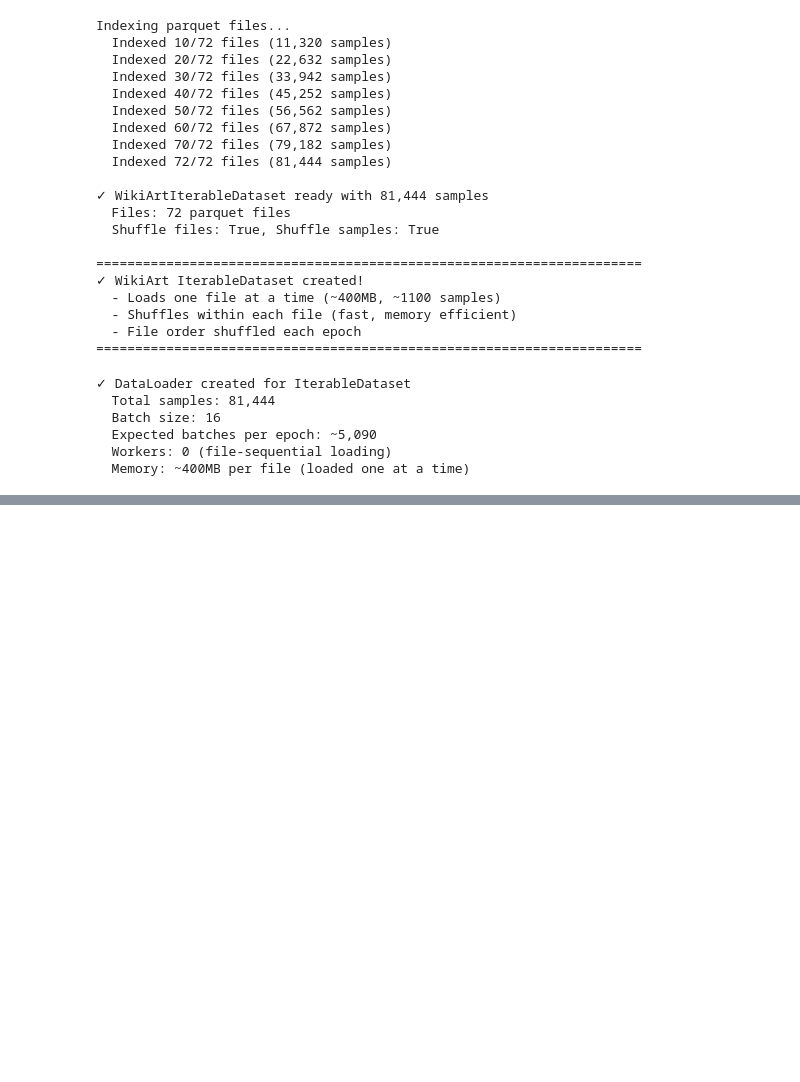
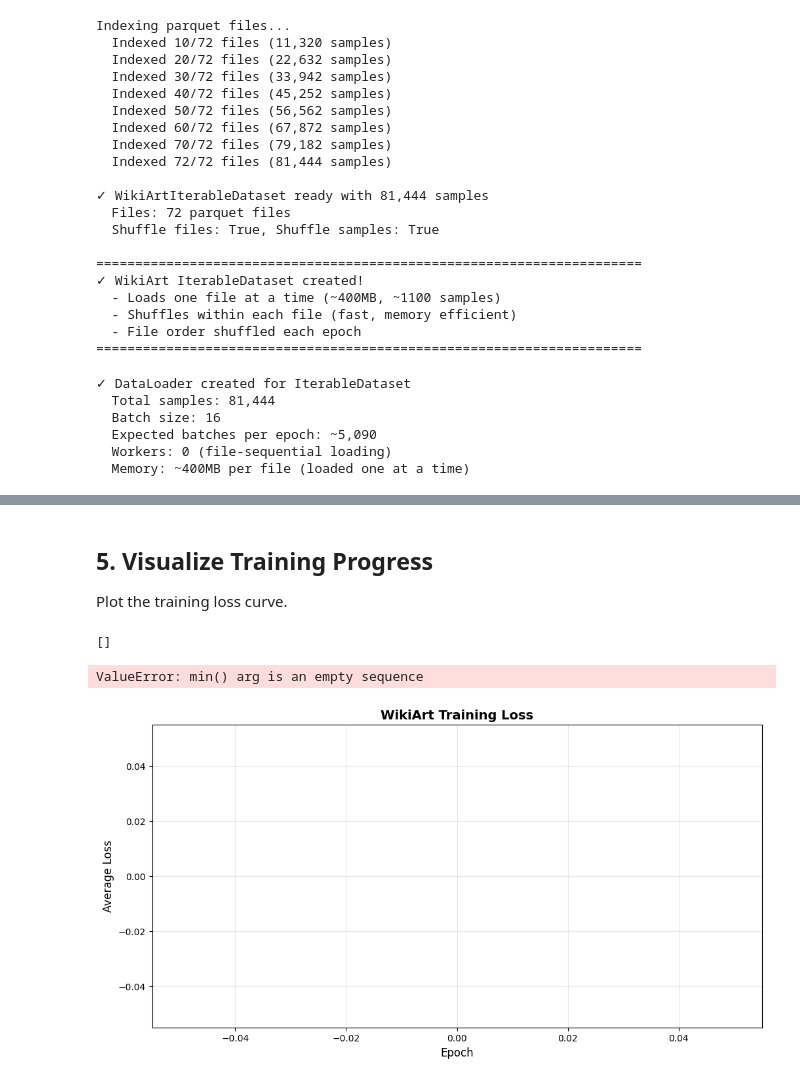
Before and after one commit to ShlomiRex/final_project, a Jupyter notebook: notebooks/03_wikiart_experiment/train1_t2i_wikiart_cfg.ipynb, the cells around one changed output, grey strips where cells are left out. Drawn from its saved outputs; the diff is of its cells as text; code cells hidden in the pictures; blank space fills up the shorter version.

```diff
--- a/notebooks/03_wikiart_experiment/train1_t2i_wikiart_cfg.ipynb
+++ b/notebooks/03_wikiart_experiment/train1_t2i_wikiart_cfg.ipynb
@@ -515,0 +684,16 @@ Batch info:
+# %%
+# Training configuration
+num_epochs = TRAIN_WIKIART_CONFIG["num_epochs"]
+checkpoint_every = TRAIN_WIKIART_CONFIG["checkpoint_every_n_epochs"]
+unconditional_dropout = 0.1  # 10% dropout for CFG
+
+print("="*70)
+print("Training Configuration")
+print("="*70)
+print(f"Epochs: {num_epochs}")
+print(f"Batch size: {TRAIN_WIKIART_CONFIG['batch_size']}")
+print(f"Learning rate: {TRAIN_WIKIART_CONFIG['learning_rate']}")
+print(f"Unconditional dropout: {unconditional_dropout*100:.0f}%")
+print(f"Checkpoint every: {checkpoint_every} epochs")
+print(f"Device: {device}")
+print("="*70)
@@ -515,0 +829,33 @@ Batch info:
+# %% [markdown]
+## 5. Visualize Training Progress
+
+Plot the training loss curve.
+# %%
+# Plot training loss
+fig, ax = plt.subplots(figsize=(12, 6))
+
+epochs_range = range(1, len(epoch_losses) + 1)
+ax.plot(epochs_range, epoch_losses, marker='o', linewidth=2, markersize=6)
+ax.set_xlabel("Epoch", fontsize=12)
+ax.set_ylabel("Average Loss", fontsize=12)
+ax.set_title("WikiArt Training Loss", fontsize=14, fontweight='bold')
+ax.grid(True, alpha=0.3)
+
+# Add min/max annotations
+min_loss = min(epoch_losses)
+min_epoch = epoch_losses.index(min_loss) + 1
+ax.axhline(y=min_loss, color='r', linestyle='--', alpha=0.5, label=f'Min Loss: {min_loss:.4f} (Epoch {min_epoch})')
+ax.legend()
+
+plt.tight_layout()
+plt.show()
+
+print(f"Training Loss Statistics:")
+print(f"  Initial loss: {epoch_losses[0]:.4f}")
+print(f"  Final loss: {epoch_losses[-1]:.4f}")
+print(f"  Minimum loss: {min_loss:.4f} (Epoch {min_epoch})")
+print(f"  Improvement: {(epoch_losses[0] - epoch_losses[-1])/epoch_losses[0]*100:.1f}%")
+# %% [output]
+[]
+ValueError: min() arg is an empty sequence
+[figure, added]
```
Also changed, not shown: parts of 14 cells of this notebook, 5 other files.
